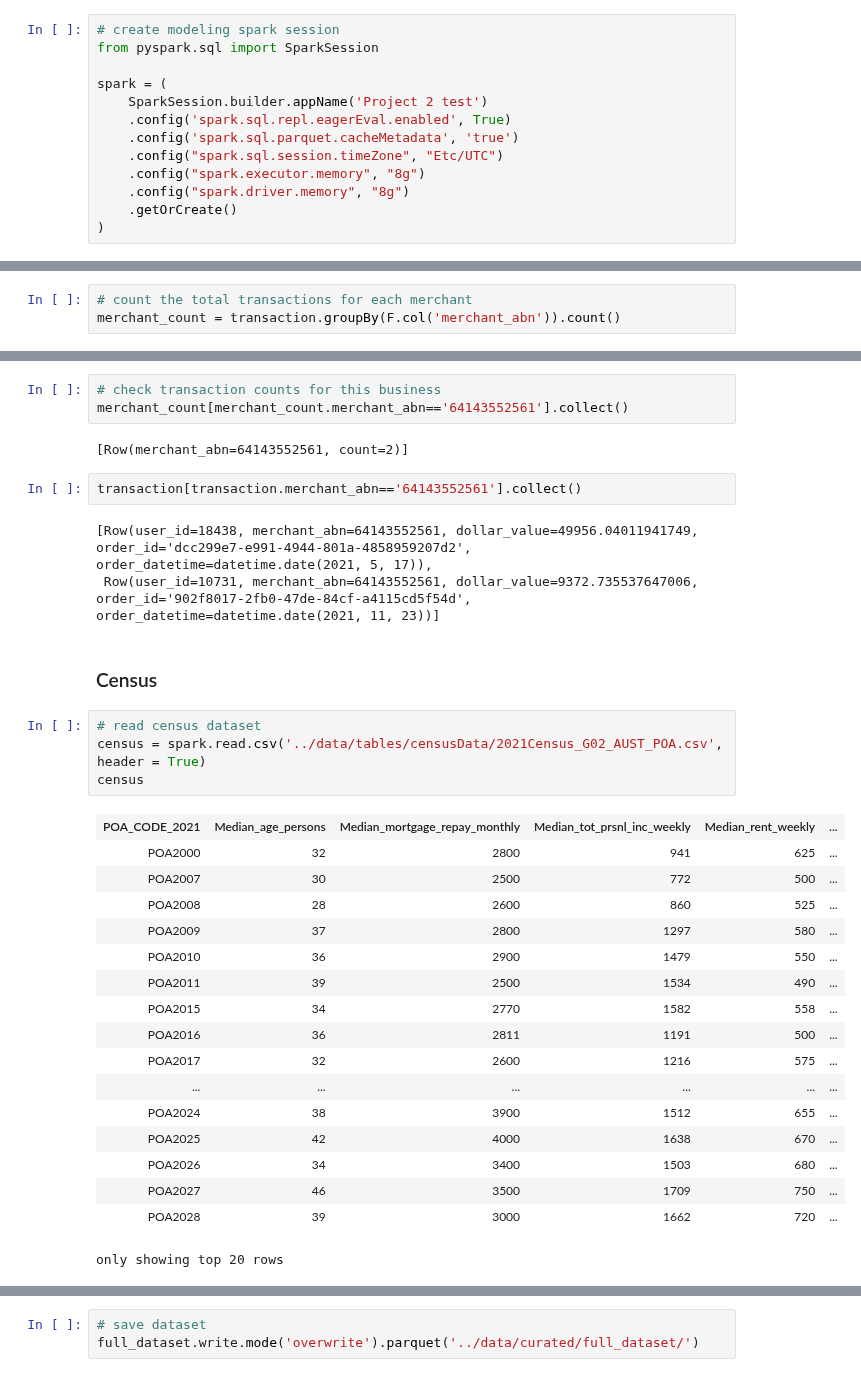
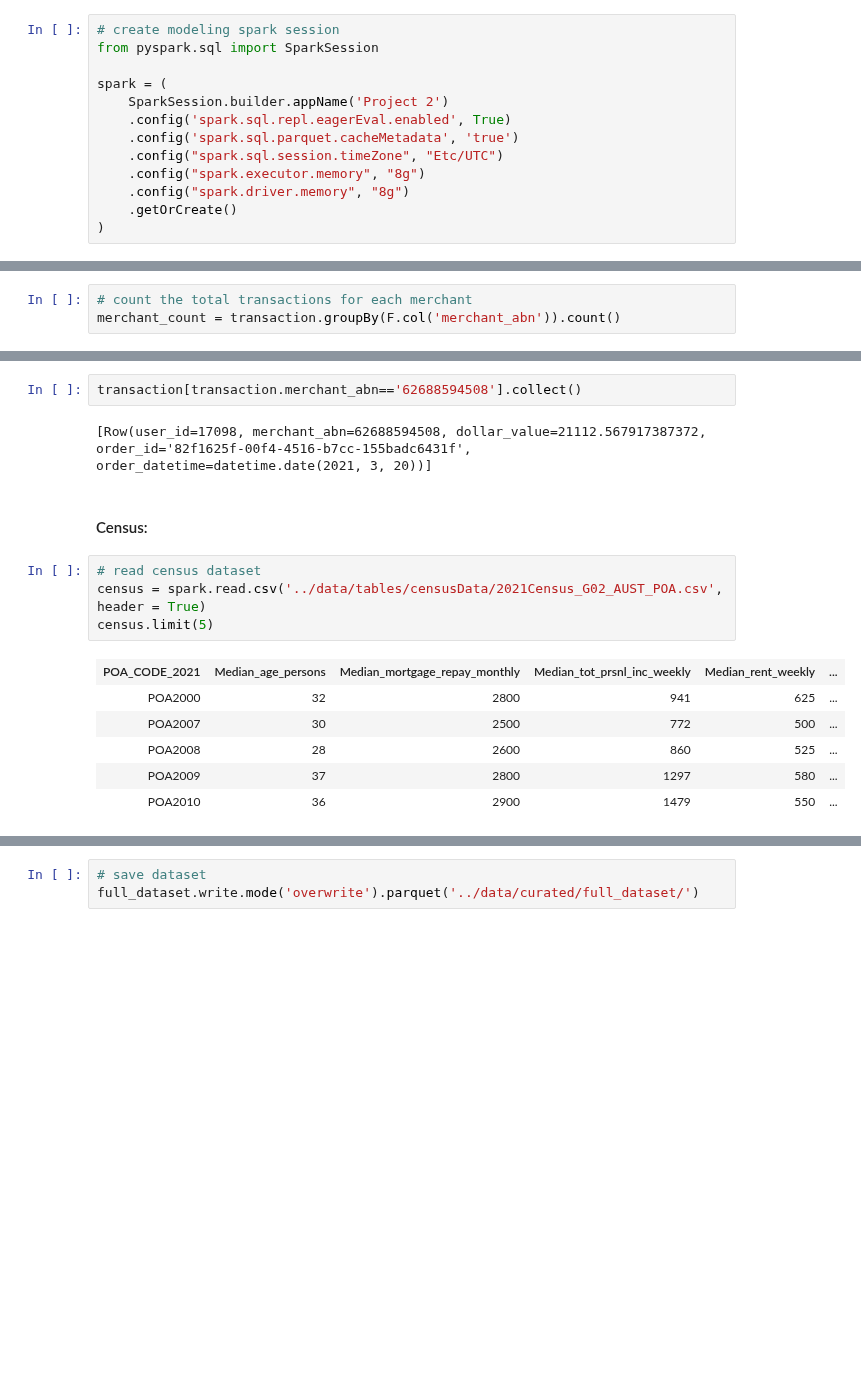
Before and after one commit to MAST30034-Applied-Data-Science/generic-buy-now-pay-later-project-group-45, a Jupyter notebook: notebooks/preprocessing1.ipynb, the cells around one changed output, grey strips where cells are left out. Cells and saved outputs as stored; diff of their text form; blank space fills up the shorter version.

```diff
--- a/notebooks/preprocessing1.ipynb
+++ b/notebooks/preprocessing1.ipynb
@@ -7,7 +7,7 @@
 from pyspark.sql import SparkSession
 
 spark = (
-    SparkSession.builder.appName('Project 2 test')
+    SparkSession.builder.appName('Project 2')
     .config('spark.sql.repl.eagerEval.enabled', True)
     .config('spark.sql.parquet.cacheMetadata', 'true')
     .config("spark.sql.session.timeZone", "Etc/UTC")
@@ -439,36 +319,19 @@ final_merchant[final_merchant.merchant_abn=='64143552561'].collect()
-# %%
-# check transaction counts for this business
-merchant_count[merchant_count.merchant_abn=='64143552561'].collect()
-# %% [output]
-[Row(merchant_abn=64143552561, count=2)]
 # %%
-transaction[transaction.merchant_abn=='64143552561'].collect()
+transaction[transaction.merchant_abn=='62688594508'].collect()
 # %% [output]
-[Row(user_id=18438, merchant_abn=64143552561, dollar_value=49956.04011941749, order_id='dcc299e7-e991-4944-801a-4858959207d2', order_datetime=datetime.date(2021, 5, 17)),
- Row(user_id=10731, merchant_abn=64143552561, dollar_value=9372.735537647006, order_id='902f8017-2fb0-47de-84cf-a4115cd5f54d', order_datetime=datetime.date(2021, 11, 23))]
+[Row(user_id=17098, merchant_abn=62688594508, dollar_value=21112.567917387372, order_id='82f1625f-00f4-4516-b7cc-155badc6431f', order_datetime=datetime.date(2021, 3, 20))]
 # %% [markdown]
-### Census
+#### Census:
 # %%
 # read census dataset
 census = spark.read.csv('../data/tables/censusData/2021Census_G02_AUST_POA.csv', header = True)
-census
+census.limit(5)
 # %% [output]
 | POA_CODE_2021 | Median_age_persons | Median_mortgage_repay_monthly | Median_tot_prsnl_inc_weekly | Median_rent_weekly | ... |
 | POA2000 | 32 | 2800 | 941 | 625 | ... |
 | POA2007 | 30 | 2500 | 772 | 500 | ... |
 | POA2008 | 28 | 2600 | 860 | 525 | ... |
 | POA2009 | 37 | 2800 | 1297 | 580 | ... |
 | POA2010 | 36 | 2900 | 1479 | 550 | ... |
-| POA2011 | 39 | 2500 | 1534 | 490 | ... |
-| POA2015 | 34 | 2770 | 1582 | 558 | ... |
-| POA2016 | 36 | 2811 | 1191 | 500 | ... |
-| POA2017 | 32 | 2600 | 1216 | 575 | ... |
-| ... | ... | ... | ... | ... | ... |
-| POA2024 | 38 | 3900 | 1512 | 655 | ... |
-| POA2025 | 42 | 4000 | 1638 | 670 | ... |
-| POA2026 | 34 | 3400 | 1503 | 680 | ... |
-| POA2027 | 46 | 3500 | 1709 | 750 | ... |
-| POA2028 | 39 | 3000 | 1662 | 720 | ... |
-only showing top 20 rows
 # %%
 census = census.withColumn("postcode", F.regexp_replace("POA_CODE_2021", "POA", ""))
```
Also changed, not shown: parts of 49 cells of this notebook.
